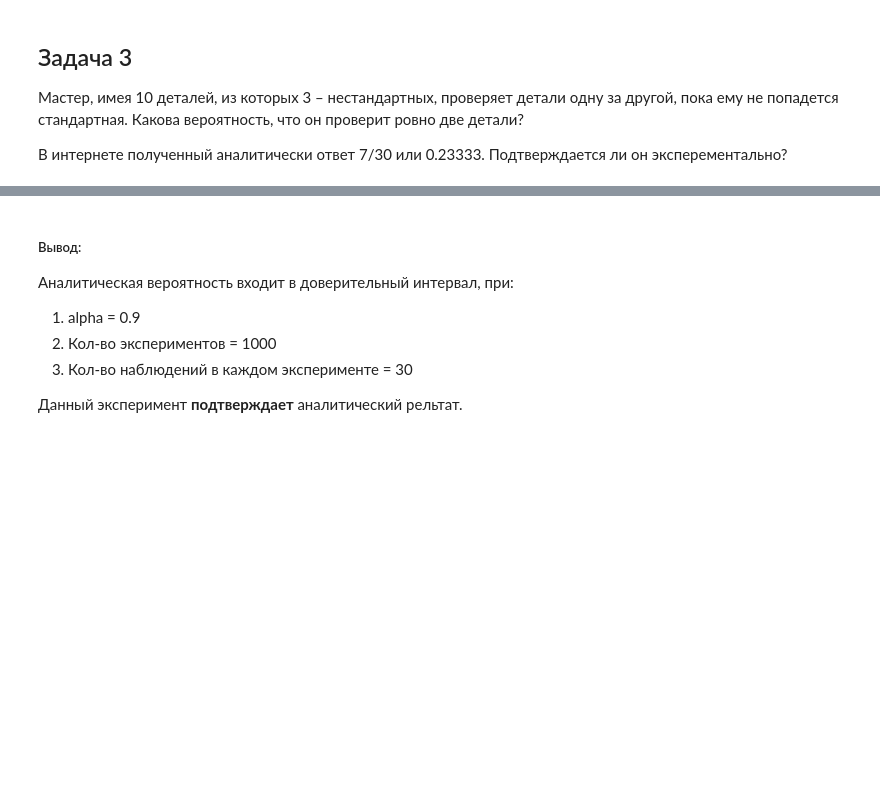
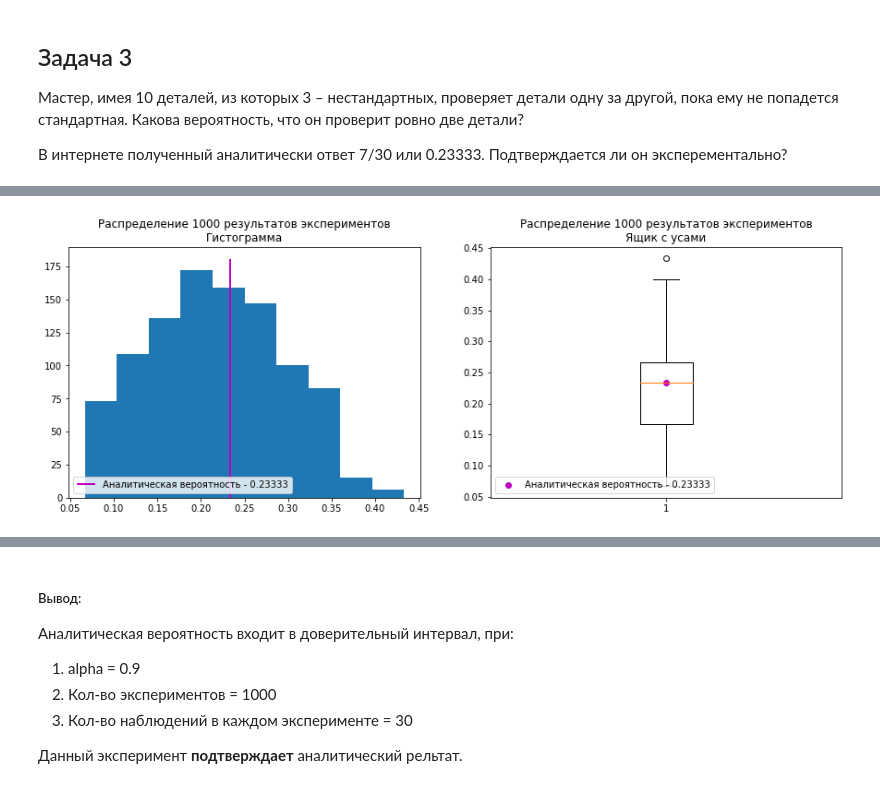
Before and after one commit to ViktorKrasnorutskiy/Sber_homework_lecture_4, a Jupyter notebook: lecture_4_homework_dataframe-and-probability-theory.ipynb, the cells around one changed output, grey strips where cells are left out. Saved outputs shown, nothing was run; the diff lists cells and outputs as text; code cells hidden in the pictures; blank space fills up the shorter version.

```diff
--- a/lecture_4_homework_dataframe-and-probability-theory.ipynb
+++ b/lecture_4_homework_dataframe-and-probability-theory.ipynb
@@ -228,21 +306,23 @@ print(f"Средний результат - {results_2.mean():.5f}\n"\
 # %%
 # Визуализация результатов экспериментов
 fig, ax = plt.subplots(ncols=2, figsize=(15,5))
 ax[0].hist(results_2)
 ax[0].vlines(x = analytical_result_2,
           ymin = 0,
           ymax = ax[0].get_ylim()[1],
           color = 'm',
           linewidth = 2,
           label = f'Аналитическая вероятность - {analytical_result_2}')
-ax[1].boxplot(results)
+ax[1].boxplot(results_2)
 ax[1].scatter(x=1, y=analytical_result_2, c='m', label=f'Аналитическая вероятность - {analytical_result_2}')
 
 ax[0].title.set_text(f"Распределение {n_experiments_2} результатов экспериментов\nГистограмма")
 ax[0].legend(loc="lower left")
 ax[1].title.set_text(f"Распределение {n_experiments_2} результатов экспериментов\nЯщик с усами")
 ax[1].legend(loc="lower left")
 plt.show()
+# %% [output]
+[figure, added]
 # %%
 # Проверка на вхождение в доверительный интервал (90% от всех наблюдений)
 alpha = 0.9
```
Also changed, not shown: parts of 11 cells of this notebook.
